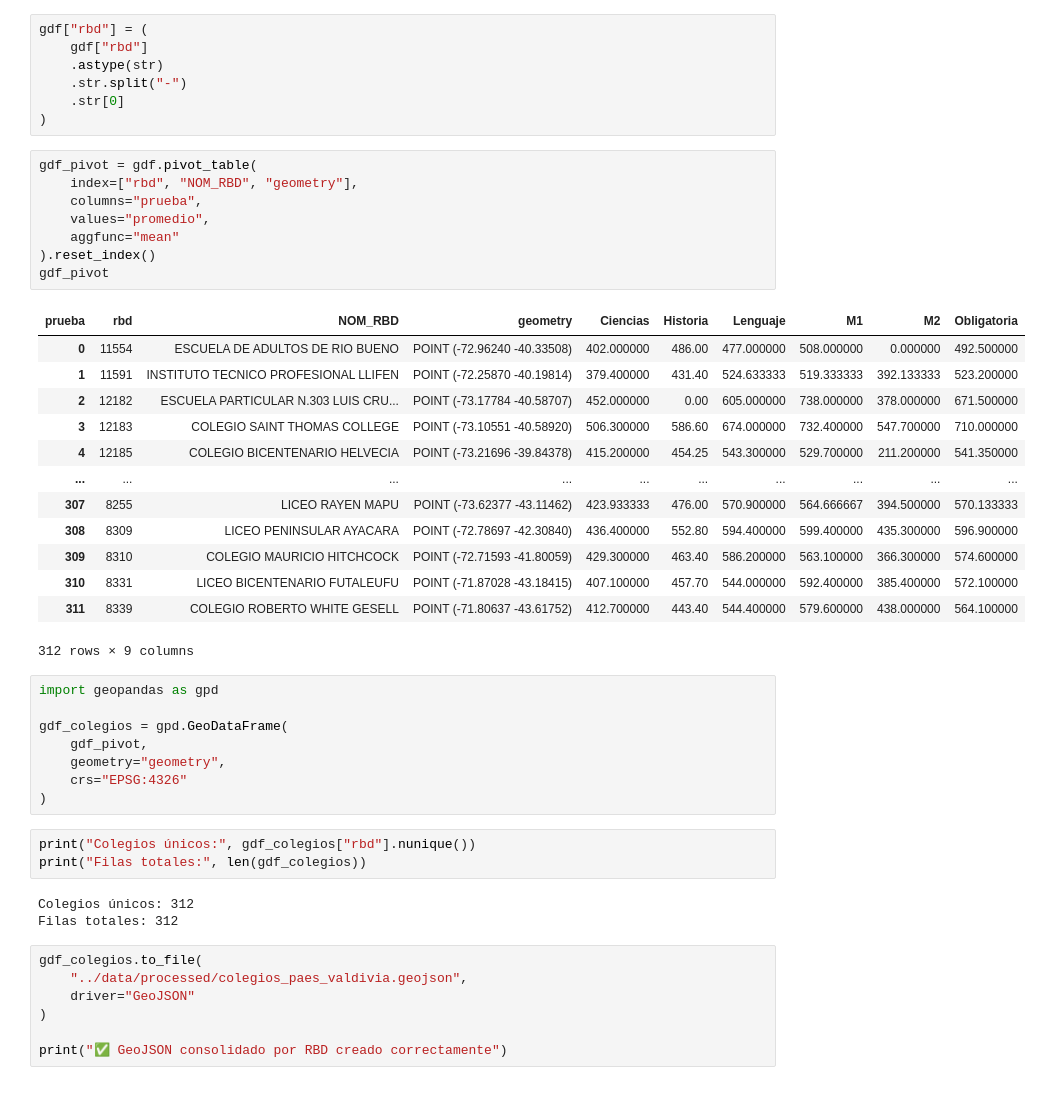
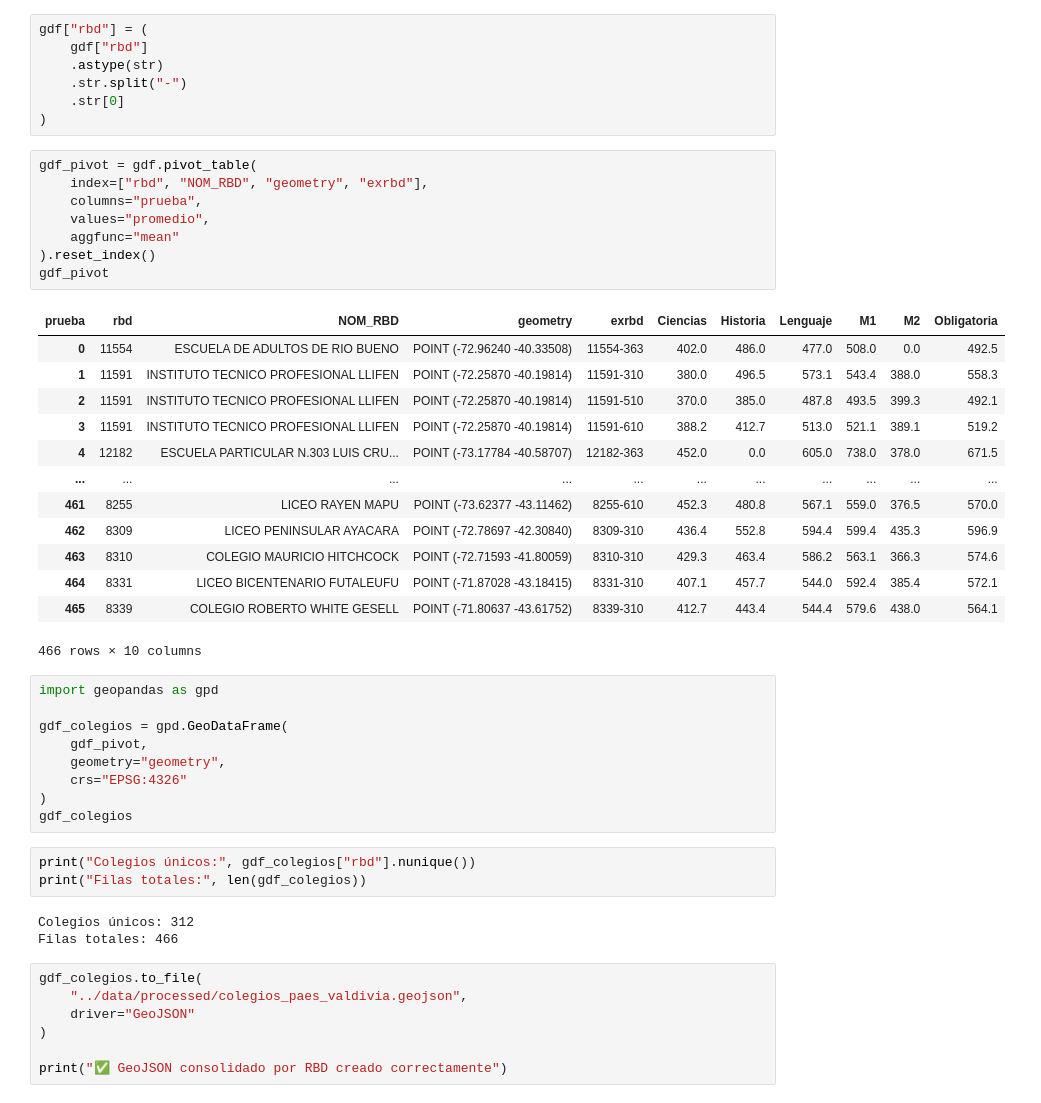
Before and after one commit to JsanzanaJ/Paes_Valdivia, a Jupyter notebook: scripts/limpiezagjson.ipynb, the cells around one changed output. Saved outputs shown, nothing was run; the diff lists cells and outputs as text.

```diff
--- a/scripts/limpiezagjson.ipynb
+++ b/scripts/limpiezagjson.ipynb
@@ -205,26 +223,26 @@ gdf["rbd"] = (
 )
 # %%
 gdf_pivot = gdf.pivot_table(
-    index=["rbd", "NOM_RBD", "geometry"],
+    index=["rbd", "NOM_RBD", "geometry", "exrbd"],
     columns="prueba",
     values="promedio",
     aggfunc="mean"
 ).reset_index()
 gdf_pivot
 # %% [output]
-| prueba | rbd | NOM_RBD | geometry | Ciencias | Historia | Lenguaje | M1 | M2 | Obligatoria |
-| 0 | 11554 | ESCUELA DE ADULTOS DE RIO BUENO | POINT (-72.96240 -40.33508) | 402.000000 | 486.00 | 477.000000 | 508.000000 | 0.000000 | 492.500000 |
-| 1 | 11591 | INSTITUTO TECNICO PROFESIONAL LLIFEN | POINT (-72.25870 -40.19814) | 379.400000 | 431.40 | 524.633333 | 519.333333 | 392.133333 | 523.200000 |
-| 2 | 12182 | ESCUELA PARTICULAR N.303 LUIS CRU... | POINT (-73.17784 -40.58707) | 452.000000 | 0.00 | 605.000000 | 738.000000 | 378.000000 | 671.500000 |
-| 3 | 12183 | COLEGIO SAINT THOMAS COLLEGE | POINT (-73.10551 -40.58920) | 506.300000 | 586.60 | 674.000000 | 732.400000 | 547.700000 | 710.000000 |
-| 4 | 12185 | COLEGIO BICENTENARIO HELVECIA | POINT (-73.21696 -39.84378) | 415.200000 | 454.25 | 543.300000 | 529.700000 | 211.200000 | 541.350000 |
-| ... | ... | ... | ... | ... | ... | ... | ... | ... | ... |
-| 307 | 8255 | LICEO RAYEN MAPU | POINT (-73.62377 -43.11462) | 423.933333 | 476.00 | 570.900000 | 564.666667 | 394.500000 | 570.133333 |
-| 308 | 8309 | LICEO PENINSULAR AYACARA | POINT (-72.78697 -42.30840) | 436.400000 | 552.80 | 594.400000 | 599.400000 | 435.300000 | 596.900000 |
-| 309 | 8310 | COLEGIO MAURICIO HITCHCOCK | POINT (-72.71593 -41.80059) | 429.300000 | 463.40 | 586.200000 | 563.100000 | 366.300000 | 574.600000 |
-| 310 | 8331 | LICEO BICENTENARIO FUTALEUFU | POINT (-71.87028 -43.18415) | 407.100000 | 457.70 | 544.000000 | 592.400000 | 385.400000 | 572.100000 |
-| 311 | 8339 | COLEGIO ROBERTO WHITE GESELL | POINT (-71.80637 -43.61752) | 412.700000 | 443.40 | 544.400000 | 579.600000 | 438.000000 | 564.100000 |
+| prueba | rbd | NOM_RBD | geometry | exrbd | Ciencias | Historia | Lenguaje | M1 | M2 | Obligatoria |
+| 0 | 11554 | ESCUELA DE ADULTOS DE RIO BUENO | POINT (-72.96240 -40.33508) | 11554-363 | 402.0 | 486.0 | 477.0 | 508.0 | 0.0 | 492.5 |
+| 1 | 11591 | INSTITUTO TECNICO PROFESIONAL LLIFEN | POINT (-72.25870 -40.19814) | 11591-310 | 380.0 | 496.5 | 573.1 | 543.4 | 388.0 | 558.3 |
+| 2 | 11591 | INSTITUTO TECNICO PROFESIONAL LLIFEN | POINT (-72.25870 -40.19814) | 11591-510 | 370.0 | 385.0 | 487.8 | 493.5 | 399.3 | 492.1 |
+| 3 | 11591 | INSTITUTO TECNICO PROFESIONAL LLIFEN | POINT (-72.25870 -40.19814) | 11591-610 | 388.2 | 412.7 | 513.0 | 521.1 | 389.1 | 519.2 |
+| 4 | 12182 | ESCUELA PARTICULAR N.303 LUIS CRU... | POINT (-73.17784 -40.58707) | 12182-363 | 452.0 | 0.0 | 605.0 | 738.0 | 378.0 | 671.5 |
+| ... | ... | ... | ... | ... | ... | ... | ... | ... | ... | ... |
+| 461 | 8255 | LICEO RAYEN MAPU | POINT (-73.62377 -43.11462) | 8255-610 | 452.3 | 480.8 | 567.1 | 559.0 | 376.5 | 570.0 |
+| 462 | 8309 | LICEO PENINSULAR AYACARA | POINT (-72.78697 -42.30840) | 8309-310 | 436.4 | 552.8 | 594.4 | 599.4 | 435.3 | 596.9 |
+| 463 | 8310 | COLEGIO MAURICIO HITCHCOCK | POINT (-72.71593 -41.80059) | 8310-310 | 429.3 | 463.4 | 586.2 | 563.1 | 366.3 | 574.6 |
+| 464 | 8331 | LICEO BICENTENARIO FUTALEUFU | POINT (-71.87028 -43.18415) | 8331-310 | 407.1 | 457.7 | 544.0 | 592.4 | 385.4 | 572.1 |
+| 465 | 8339 | COLEGIO ROBERTO WHITE GESELL | POINT (-71.80637 -43.61752) | 8339-310 | 412.7 | 443.4 | 544.4 | 579.6 | 438.0 | 564.1 |
-312 rows × 9 columns
+466 rows × 10 columns
 # %%
 import geopandas as gpd
 
@@ -233,12 +251,13 @@ gdf_colegios = gpd.GeoDataFrame(
     geometry="geometry",
     crs="EPSG:4326"
 )
+gdf_colegios
 # %%
 print("Colegios únicos:", gdf_colegios["rbd"].nunique())
 print("Filas totales:", len(gdf_colegios))
 # %% [output]
 Colegios únicos: 312
-Filas totales: 312
+Filas totales: 466
 # %%
 gdf_colegios.to_file(
     "../data/processed/colegios_paes_valdivia.geojson",
```
Also changed, not shown: parts of 3 cells of this notebook, 6 other files.
